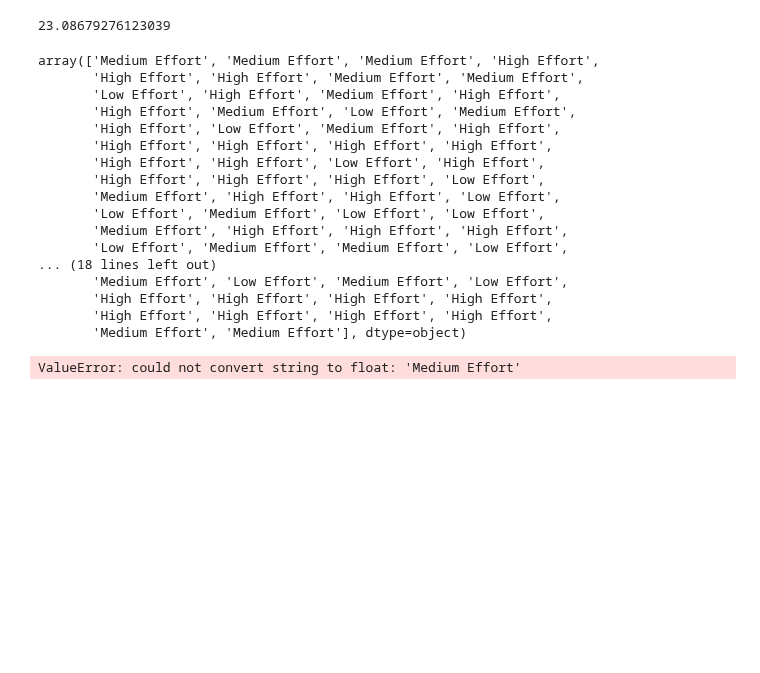
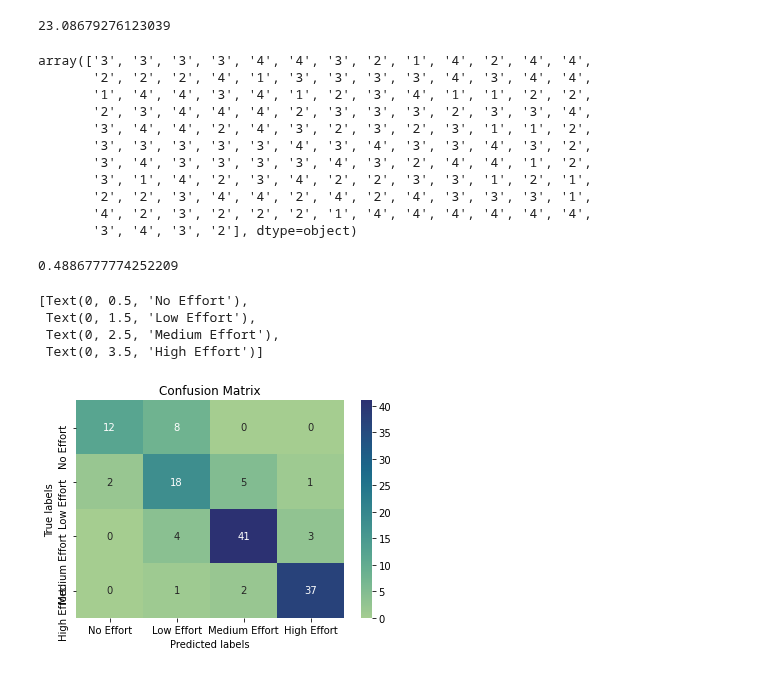
Before and after one commit to ManuelElizaldi/PyStrava, a Jupyter notebook: ClassificationModel.ipynb, the cells around one changed output. Saved outputs shown, nothing was run; the diff lists cells and outputs as text; code cells hidden in the pictures; blank space fills up the shorter version.

Commit message:
Added the No Effort label to the model

```diff
--- a/ClassificationModel.ipynb
+++ b/ClassificationModel.ipynb
@@ -281,6 +281,14 @@ score_values = ['No Effort','Low Effort','Medium Effort','High Effort']
 
 
 df['effort_score_label'] = np.select(score_conditions, score_values)
+# %%
+score_rank_conditions = [(df['effort_score_label'] == 'No Effort'),
+                         (df['effort_score_label'] == 'Low Effort'),
+                         (df['effort_score_label'] == 'Medium Effort'),
+                         (df['effort_score_label'] == 'High Effort')]
+
+score_rank_values = ['1','2','3','4']
+df['effort_score_rank'] = np.select(score_rank_conditions, score_rank_values)
 # %%
 # Creating effort score dataframe, this dataframe contains the scores from each feature and will be used in the model
 score_df = df[[
@@ -296,7 +304,9 @@ score_df = df[[
     'lap_count_score',
     'avg_speed_score',
     'max_speed_score',
-    'effort_score']]
+    'effort_score',
+    'effort_score_rank',
+    'effort_score_label']]
 # %%
 # checking workout type distribution
 sns.countplot(df['effort_score_label']) # type: ignore
@@ -318,6 +344,6 @@ df.to_excel(r'')
 # %%
 # Creating features df, this will only contain the scores for each column
-feature_df = score_df.iloc[:,2:15]
+feature_df = score_df.iloc[:,2:14]
 feature_df
 # %% [output]
 |  | distance_score | workout_time_score | calorie_score | total_elevation_gain_score | average_heartrate_score | ... |
@@ -338,7 +364,7 @@ feature_df.to_csv(r'C:\Users\Manuel Elizaldi\Desktop\Learning-Testing\PyStrava\O
 # %%
 # data prep for model
 # X -> Features, y -> labels
-X = feature_df.iloc[:,0:11]
+X = feature_df.iloc[:,0:10]
 y = feature_df.iloc[:,11]
 
 # dividing X, y into train and test data
@@ -361,40 +403,40 @@ classifier = KNeighborsClassifier(n_neighbors = 23, p = 3, metric='euclidean').f
 y_pred = classifier.predict(X_test)
 y_pred
 # %% [output]
-array(['Medium Effort', 'Medium Effort', 'Medium Effort', 'High Effort',
-       'High Effort', 'High Effort', 'Medium Effort', 'Medium Effort',
-       'Low Effort', 'High Effort', 'Medium Effort', 'High Effort',
-       'High Effort', 'Medium Effort', 'Low Effort', 'Medium Effort',
-       'High Effort', 'Low Effort', 'Medium Effort', 'High Effort',
-       'High Effort', 'High Effort', 'High Effort', 'High Effort',
-       'High Effort', 'High Effort', 'Low Effort', 'High Effort',
-       'High Effort', 'High Effort', 'High Effort', 'Low Effort',
-       'Medium Effort', 'High Effort', 'High Effort', 'Low Effort',
-       'Low Effort', 'Medium Effort', 'Low Effort', 'Low Effort',
-       'Medium Effort', 'High Effort', 'High Effort', 'High Effort',
-       'Low Effort', 'Medium Effort', 'Medium Effort', 'Low Effort',
-... (18 lines left out)
-       'Medium Effort', 'Low Effort', 'Medium Effort', 'Low Effort',
-       'High Effort', 'High Effort', 'High Effort', 'High Effort',
-       'High Effort', 'High Effort', 'High Effort', 'High Effort',
-       'Medium Effort', 'Medium Effort'], dtype=object)
+array(['3', '3', '3', '3', '4', '4', '3', '2', '1', '4', '2', '4', '4',
+       '2', '2', '2', '4', '1', '3', '3', '3', '3', '4', '3', '4', '4',
+       '1', '4', '4', '3', '4', '1', '2', '3', '4', '1', '1', '2', '2',
+       '2', '3', '4', '4', '4', '2', '3', '3', '3', '2', '3', '3', '4',
+       '3', '4', '4', '2', '4', '3', '2', '3', '2', '3', '1', '1', '2',
+       '3', '3', '3', '3', '3', '4', '3', '4', '3', '3', '4', '3', '2',
+       '3', '4', '3', '3', '3', '3', '4', '3', '2', '4', '4', '1', '2',
+       '3', '1', '4', '2', '3', '4', '2', '2', '3', '3', '1', '2', '1',
+       '2', '2', '3', '4', '4', '2', '4', '2', '4', '3', '3', '3', '1',
+       '4', '2', '3', '2', '2', '2', '1', '4', '4', '4', '4', '4', '4',
+       '3', '4', '3', '2'], dtype=object)
 # %%
 mse = mean_squared_error(y_test, y_pred)
 rmse = math.sqrt(mse)
 rmse
 # %% [output]
-ValueError: could not convert string to float: 'Medium Effort'
+0.4886777774252209
 # %%
 # Evaluating model
 cm = confusion_matrix(y_test, y_pred)
 
 ax= plt.subplot()
 sns.heatmap(cm, annot=True, fmt='g', ax=ax, cmap="crest")  #annot=True to annotate cells, ftm='g' to disable scientific notation
 
 # labels, title and ticks
 ax.set_xlabel('Predicted labels');ax.set_ylabel('True labels');
 ax.set_title('Confusion Matrix');
-ax.xaxis.set_ticklabels(['Low Effort', 'Medium Effort', 'High Effort']); ax.yaxis.set_ticklabels(['Low Effort', 'Medium Effort', 'High Effort'])
+ax.xaxis.set_ticklabels(['No Effort','Low Effort', 'Medium Effort', 'High Effort']); ax.yaxis.set_ticklabels(['No Effort','Low Effort', 'Medium Effort', 'High Effort'])
+# %% [output]
+[Text(0, 0.5, 'No Effort'),
+ Text(0, 1.5, 'Low Effort'),
+ Text(0, 2.5, 'Medium Effort'),
+ Text(0, 3.5, 'High Effort')]
+[figure, added]
 # %%
 print('F1 score:', round(f1_score(y_test, y_pred, average = 'micro'),3)) # type: ignore
 print('Accuracy of the model:', round(accuracy_score(y_test,y_pred),3))
```
Also changed, not shown: parts of 4 cells of this notebook.
